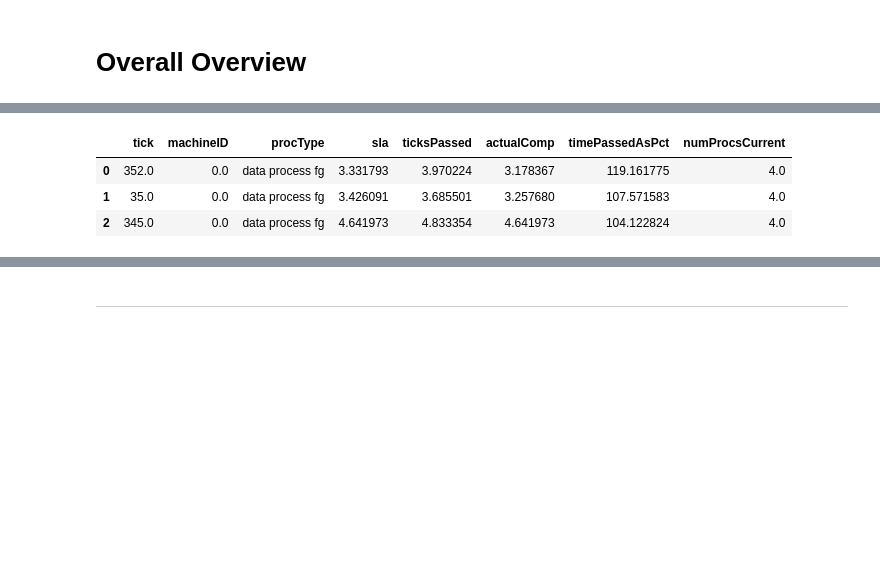
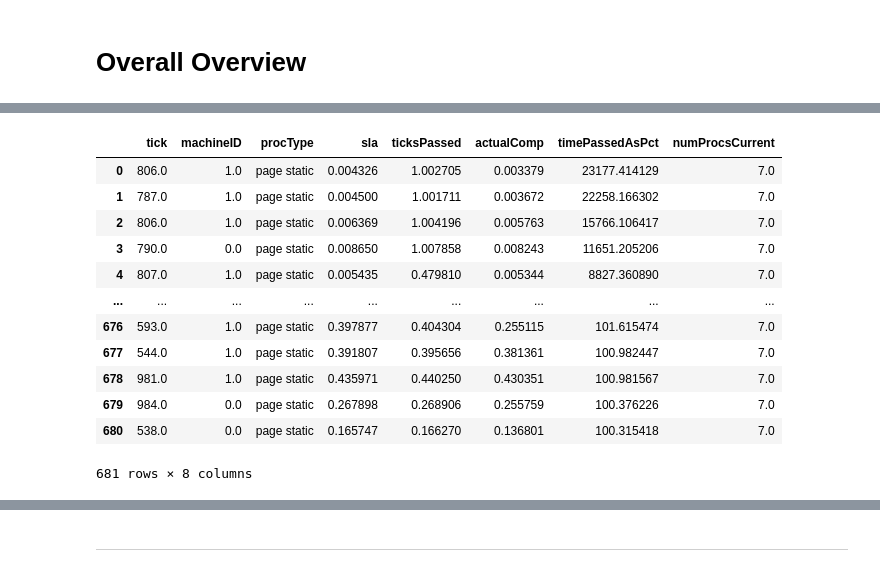
Before and after one commit to hannahmanuela/scheduler-simulator, a Jupyter notebook: results/analyze_output.ipynb, the cells around one changed output, grey strips where cells are left out. Drawn from its saved outputs; the diff is of its cells as text; code cells hidden in the pictures; blank space fills up the shorter version.

```diff
--- a/results/analyze_output.ipynb
+++ b/results/analyze_output.ipynb
@@ -153,13 +153,22 @@ plt.show()
 # %%
 late = proc_timings.where((proc_timings["timePassedAsPct"] > 100.1)).dropna()
-typed = late.where(late["procType"].str.contains("fg")).dropna()
+typed = late.where(late["procType"].str.contains("static")).dropna()
 
 typed.sort_values("timePassedAsPct", ascending=False).reset_index(drop=True)
 # %% [output]
 |  | tick | machineID | procType | sla | ticksPassed | actualComp | timePassedAsPct | numProcsCurrent |
-| 0 | 352.0 | 0.0 | data process fg | 3.331793 | 3.970224 | 3.178367 | 119.161775 | 4.0 |
-| 1 | 35.0 | 0.0 | data process fg | 3.426091 | 3.685501 | 3.257680 | 107.571583 | 4.0 |
-| 2 | 345.0 | 0.0 | data process fg | 4.641973 | 4.833354 | 4.641973 | 104.122824 | 4.0 |
+| 0 | 806.0 | 1.0 | page static | 0.004326 | 1.002705 | 0.003379 | 23177.414129 | 7.0 |
+| 1 | 787.0 | 1.0 | page static | 0.004500 | 1.001711 | 0.003672 | 22258.166302 | 7.0 |
+| 2 | 806.0 | 1.0 | page static | 0.006369 | 1.004196 | 0.005763 | 15766.106417 | 7.0 |
+| 3 | 790.0 | 0.0 | page static | 0.008650 | 1.007858 | 0.008243 | 11651.205206 | 7.0 |
+| 4 | 807.0 | 1.0 | page static | 0.005435 | 0.479810 | 0.005344 | 8827.360890 | 7.0 |
+| ... | ... | ... | ... | ... | ... | ... | ... | ... |
+| 676 | 593.0 | 1.0 | page static | 0.397877 | 0.404304 | 0.255115 | 101.615474 | 7.0 |
+| 677 | 544.0 | 1.0 | page static | 0.391807 | 0.395656 | 0.381361 | 100.982447 | 7.0 |
+| 678 | 981.0 | 1.0 | page static | 0.435971 | 0.440250 | 0.430351 | 100.981567 | 7.0 |
+| 679 | 984.0 | 0.0 | page static | 0.267898 | 0.268906 | 0.255759 | 100.376226 | 7.0 |
+| 680 | 538.0 | 0.0 | page static | 0.165747 | 0.166270 | 0.136801 | 100.315418 | 7.0 |
+681 rows × 8 columns
 # %%
 df1 = proc_timings[["tick", "sla"]].groupby(["tick", "sla"]).size().reset_index(name='counts')
 df1.where(df1["counts"] > 1).dropna()
```
Also changed, not shown: parts of 5 cells of this notebook, 2 other files.
